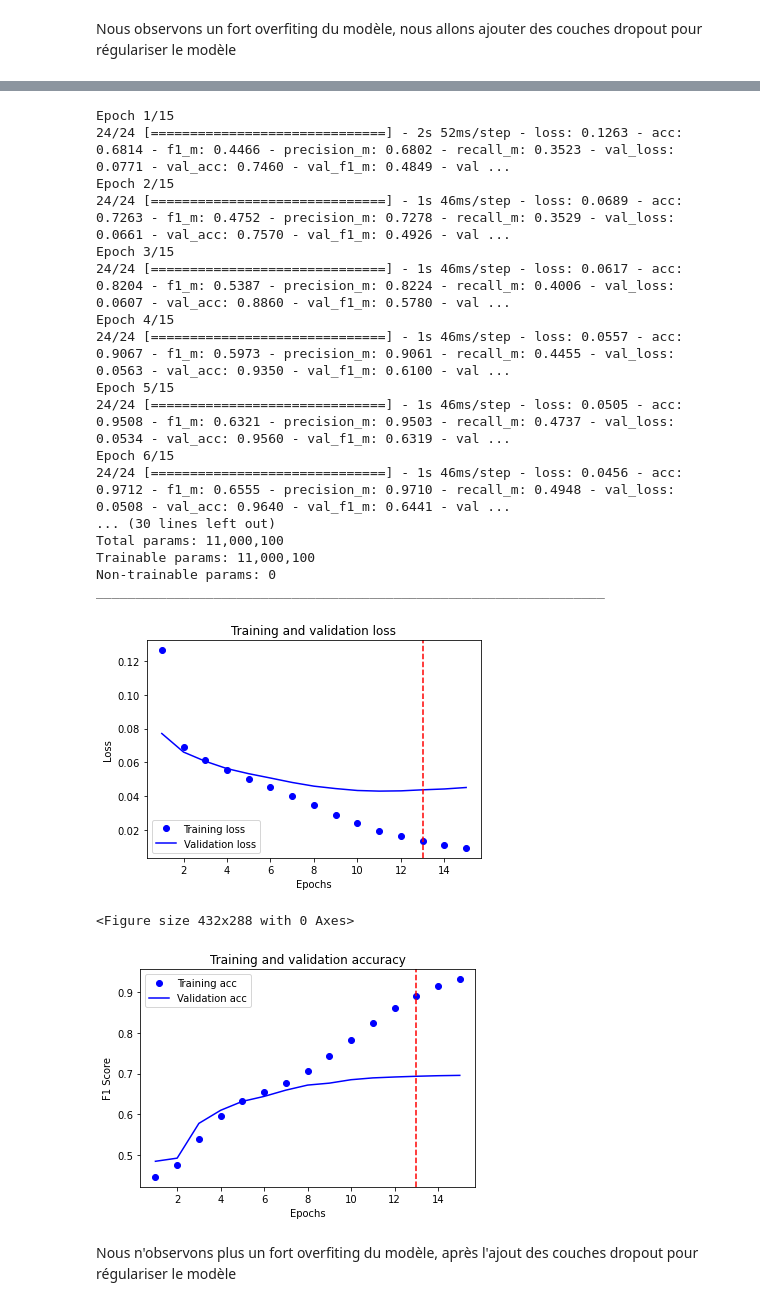
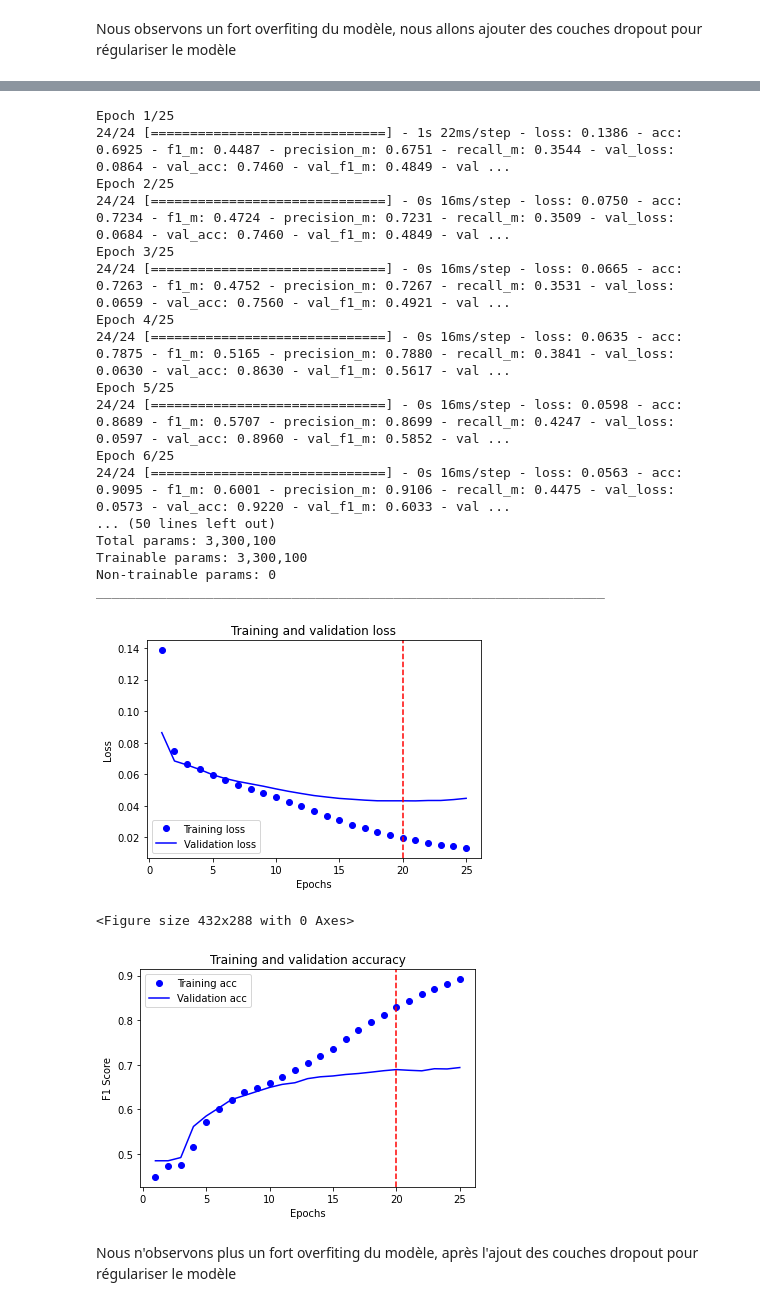
Before and after one commit to fedecabre/P5_StackOverflow, a Jupyter notebook: P5_05_notebook_deeplearning_keras.ipynb, the cells around one changed output, grey strips where cells are left out. Drawn from its saved outputs; the diff is of its cells as text; code cells hidden in the pictures.

```diff
--- a/P5_05_notebook_deeplearning_keras.ipynb
+++ b/P5_05_notebook_deeplearning_keras.ipynb
@@ -421,9 +421,9 @@ recall :  0.566108226776123
 # %%
 
 model = models.Sequential()
-model.add(Embedding(10000, 100, input_length=text_len))
+model.add(Embedding(10000, 30, input_length=text_len))
+model.add(layers.Dropout(0.5))
 model.add(Flatten())
-model.add(layers.Dropout(0.5))
 # ajout de la régularisation par Dropout des 50% des unités
 model.add(layers.Dense(label_len, activation='sigmoid'))
 
@@ -433,51 +433,51 @@ model.compile(optimizer='adam',
 
 history = model.fit(partial_X_train,
                     partial_Y_train,
-                    epochs=15,
+                    epochs=25,
                     batch_size=512,
                     validation_data=(X_val, Y_val),
                     )
 
 model.summary()
 # %% [output]
-Epoch 1/15
-24/24 [==============================] - 2s 52ms/step - loss: 0.1263 - acc: 0.6814 - f1_m: 0.4466 - precision_m: 0.6802 - recall_m: 0.3523 - val_loss: 0.0771 - val_acc: 0.7460 - val_f1_m: 0.4849 - val ...
-Epoch 2/15
-24/24 [==============================] - 1s 46ms/step - loss: 0.0689 - acc: 0.7263 - f1_m: 0.4752 - precision_m: 0.7278 - recall_m: 0.3529 - val_loss: 0.0661 - val_acc: 0.7570 - val_f1_m: 0.4926 - val ...
-Epoch 3/15
-24/24 [==============================] - 1s 46ms/step - loss: 0.0617 - acc: 0.8204 - f1_m: 0.5387 - precision_m: 0.8224 - recall_m: 0.4006 - val_loss: 0.0607 - val_acc: 0.8860 - val_f1_m: 0.5780 - val ...
-Epoch 4/15
-24/24 [==============================] - 1s 46ms/step - loss: 0.0557 - acc: 0.9067 - f1_m: 0.5973 - precision_m: 0.9061 - recall_m: 0.4455 - val_loss: 0.0563 - val_acc: 0.9350 - val_f1_m: 0.6100 - val ...
-Epoch 5/15
-24/24 [==============================] - 1s 46ms/step - loss: 0.0505 - acc: 0.9508 - f1_m: 0.6321 - precision_m: 0.9503 - recall_m: 0.4737 - val_loss: 0.0534 - val_acc: 0.9560 - val_f1_m: 0.6319 - val ...
-Epoch 6/15
-24/24 [==============================] - 1s 46ms/step - loss: 0.0456 - acc: 0.9712 - f1_m: 0.6555 - precision_m: 0.9710 - recall_m: 0.4948 - val_loss: 0.0508 - val_acc: 0.9640 - val_f1_m: 0.6441 - val ...
-... (30 lines left out)
-Total params: 11,000,100
-Trainable params: 11,000,100
+Epoch 1/25
+24/24 [==============================] - 1s 22ms/step - loss: 0.1386 - acc: 0.6925 - f1_m: 0.4487 - precision_m: 0.6751 - recall_m: 0.3544 - val_loss: 0.0864 - val_acc: 0.7460 - val_f1_m: 0.4849 - val ...
+Epoch 2/25
+24/24 [==============================] - 0s 16ms/step - loss: 0.0750 - acc: 0.7234 - f1_m: 0.4724 - precision_m: 0.7231 - recall_m: 0.3509 - val_loss: 0.0684 - val_acc: 0.7460 - val_f1_m: 0.4849 - val ...
+Epoch 3/25
+24/24 [==============================] - 0s 16ms/step - loss: 0.0665 - acc: 0.7263 - f1_m: 0.4752 - precision_m: 0.7267 - recall_m: 0.3531 - val_loss: 0.0659 - val_acc: 0.7560 - val_f1_m: 0.4921 - val ...
+Epoch 4/25
+24/24 [==============================] - 0s 16ms/step - loss: 0.0635 - acc: 0.7875 - f1_m: 0.5165 - precision_m: 0.7880 - recall_m: 0.3841 - val_loss: 0.0630 - val_acc: 0.8630 - val_f1_m: 0.5617 - val ...
+Epoch 5/25
+24/24 [==============================] - 0s 16ms/step - loss: 0.0598 - acc: 0.8689 - f1_m: 0.5707 - precision_m: 0.8699 - recall_m: 0.4247 - val_loss: 0.0597 - val_acc: 0.8960 - val_f1_m: 0.5852 - val ...
+Epoch 6/25
+24/24 [==============================] - 0s 16ms/step - loss: 0.0563 - acc: 0.9095 - f1_m: 0.6001 - precision_m: 0.9106 - recall_m: 0.4475 - val_loss: 0.0573 - val_acc: 0.9220 - val_f1_m: 0.6033 - val ...
+... (50 lines left out)
+Total params: 3,300,100
+Trainable params: 3,300,100
 Non-trainable params: 0
 _________________________________________________________________
 # %%
 import matplotlib.pyplot as plt
 
 loss = history.history['loss']
 val_loss = history.history['val_loss']
 
 epochs = range(1, len(loss) + 1)
 
 fig = plt.figure()
 fig.patch.set_facecolor('w')
 plt.plot(epochs, loss, 'bo', label='Training loss')
 plt.plot(epochs, val_loss, 'b', label='Validation loss')
 plt.title('Training and validation loss')
 plt.xlabel('Epochs')
 plt.ylabel('Loss')
 plt.legend()
-plt.axvline(x=13,color='red',linestyle='--')
+plt.axvline(x=20,color='red',linestyle='--')
 
 plt.show()
 # %% [output]
-[figure, old version]
+[figure, new version]
 # %%
 plt.clf()   # clear figure
 
@@ -492,12 +492,12 @@ plt.title('Training and validation accuracy')
 plt.xlabel('Epochs')
 plt.ylabel('F1 Score')
 plt.legend()
-plt.axvline(x=13,color='red',linestyle='--')
+plt.axvline(x=20,color='red',linestyle='--')
 
 plt.show()
 # %% [output]
 <Figure size 432x288 with 0 Axes>
-[figure, old version]
+[figure, new version]
 # %% [markdown]
 Nous n'observons plus un fort overfiting du modèle, après l'ajout
 des couches dropout pour régulariser le modèle
```
Also changed, not shown: parts of 31 cells of this notebook.
